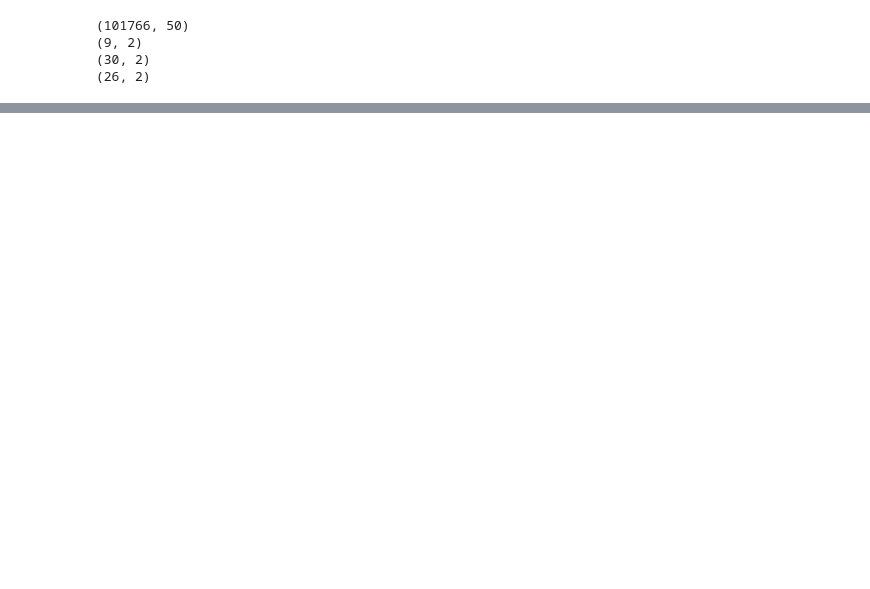
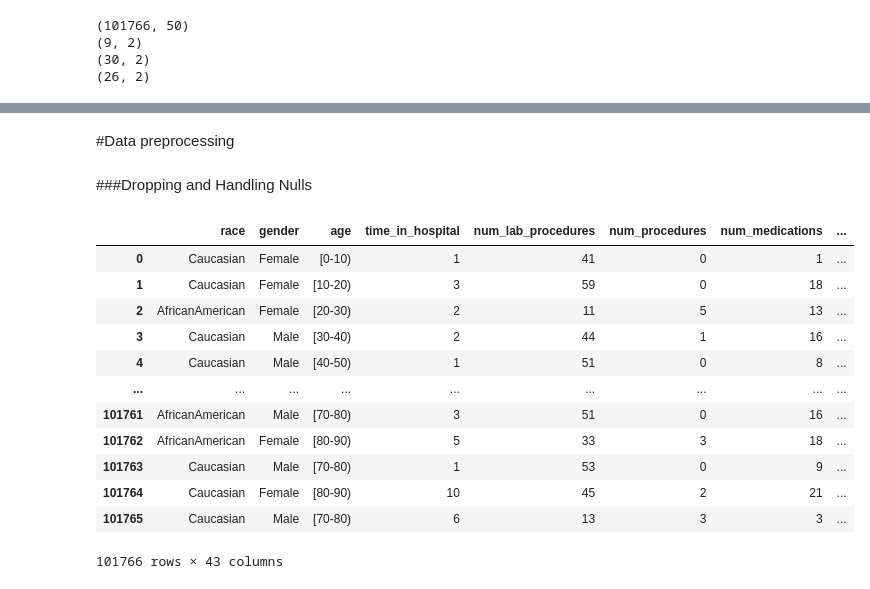
Before and after one commit to omarehab2110/Hospital-Readmission-Prediction, a Jupyter notebook: Project_Notebook.ipynb, the cells around one changed output, grey strips where cells are left out. Cells and saved outputs as stored; diff of their text form; code cells hidden in the pictures; blank space fills up the shorter version.

```diff
--- a/Project_Notebook.ipynb
+++ b/Project_Notebook.ipynb
@@ -131,0 +226,6 @@ df_Of_Diabetic_Data.describe()
+# %%
+# Apply the transformation and assign it back to the 'readmitted' column
+df_Of_Diabetic_Data['readmitted'] = df_Of_Diabetic_Data['readmitted'].apply(lambda x: 1 if x == '<30' else 0)
+
+# Now the 'readmitted' column contains the binary values (0 or 1)
+print(df_Of_Diabetic_Data['readmitted'].value_counts())
@@ -131,0 +237,13 @@ df_Of_Diabetic_Data.describe()
+# %%
+for col in df_Of_Diabetic_Data.columns:
+    # Define the list of values to count
+    values_to_count = ['?', 'NAN', "Unknown/Invalid", 'Not Mapped', 'NULL', 'Not Available']
+
+    # Count the number of occurrences of any of the values in the list
+
+    count = df_Of_Diabetic_Data[col].isin(values_to_count).sum()
+    df_Of_Diabetic_Data[col].replace(values_to_count, np.nan, inplace=True)
+
+    # Print the count for each column
+    if count > 0:
+     print(f"Column '{col}': {count} problematic values")
@@ -131,0 +267,26 @@ df_Of_Diabetic_Data.describe()
+# %% [markdown]
+#Data preprocessing
+# %% [markdown]
+###Dropping and Handling Nulls
+# %%
+# removing columns that have a lot of nulls as having >50% of the data
+df_Of_Diabetic_Data.drop(['weight', 'payer_code', 'medical_specialty','max_glu_serum' , 'A1Cresult'], axis=1, inplace=True)
+
+# deleting ncounter_id	patient_nbr	as no relation between them and the readmitted
+df_Of_Diabetic_Data.drop(['encounter_id','patient_nbr'], axis=1, inplace=True)
+
+df_Of_Diabetic_Data
+# %% [output]
+|  | race | gender | age | time_in_hospital | num_lab_procedures | num_procedures | num_medications | ... |
+| 0 | Caucasian | Female | [0-10) | 1 | 41 | 0 | 1 | ... |
+| 1 | Caucasian | Female | [10-20) | 3 | 59 | 0 | 18 | ... |
+| 2 | AfricanAmerican | Female | [20-30) | 2 | 11 | 5 | 13 | ... |
+| 3 | Caucasian | Male | [30-40) | 2 | 44 | 1 | 16 | ... |
+| 4 | Caucasian | Male | [40-50) | 1 | 51 | 0 | 8 | ... |
+| ... | ... | ... | ... | ... | ... | ... | ... | ... |
+| 101761 | AfricanAmerican | Male | [70-80) | 3 | 51 | 0 | 16 | ... |
+| 101762 | AfricanAmerican | Female | [80-90) | 5 | 33 | 3 | 18 | ... |
+| 101763 | Caucasian | Male | [70-80) | 1 | 53 | 0 | 9 | ... |
+| 101764 | Caucasian | Female | [80-90) | 10 | 45 | 2 | 21 | ... |
+| 101765 | Caucasian | Male | [70-80) | 6 | 13 | 3 | 3 | ... |
+101766 rows × 43 columns
```
Also changed, not shown: parts of 21 cells of this notebook.
